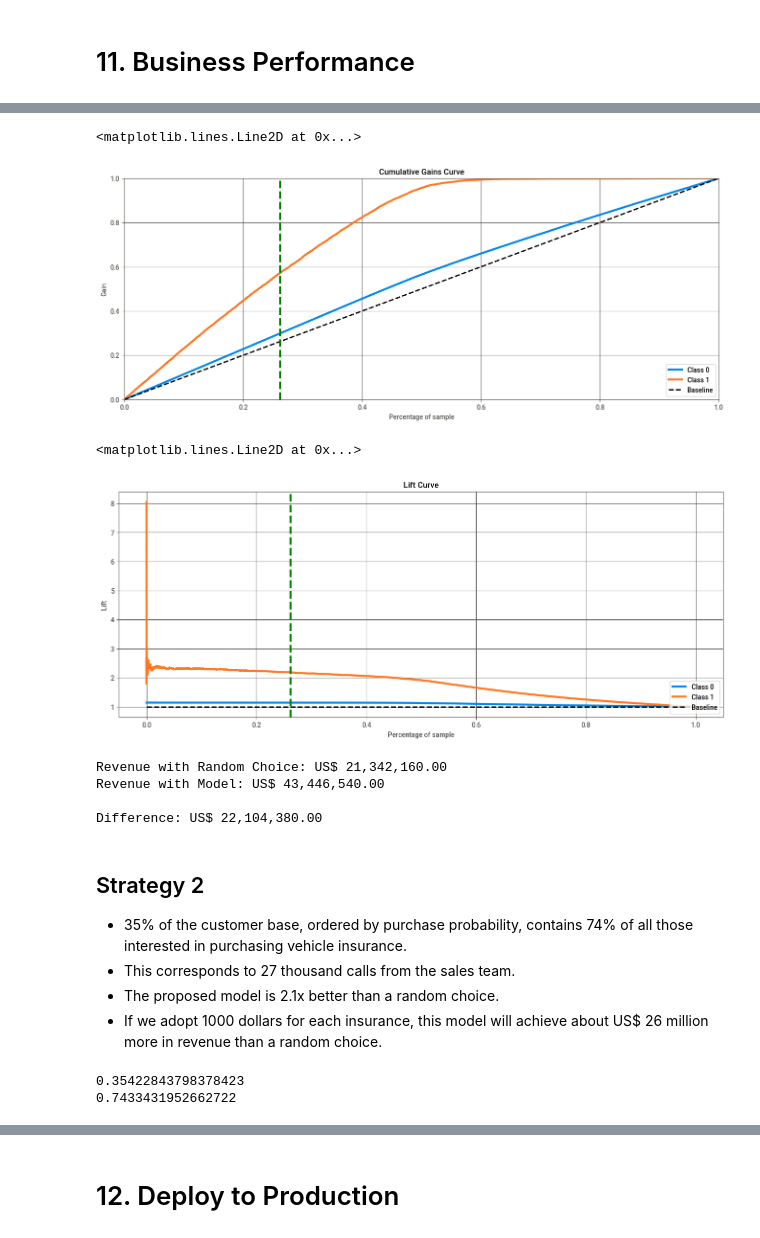
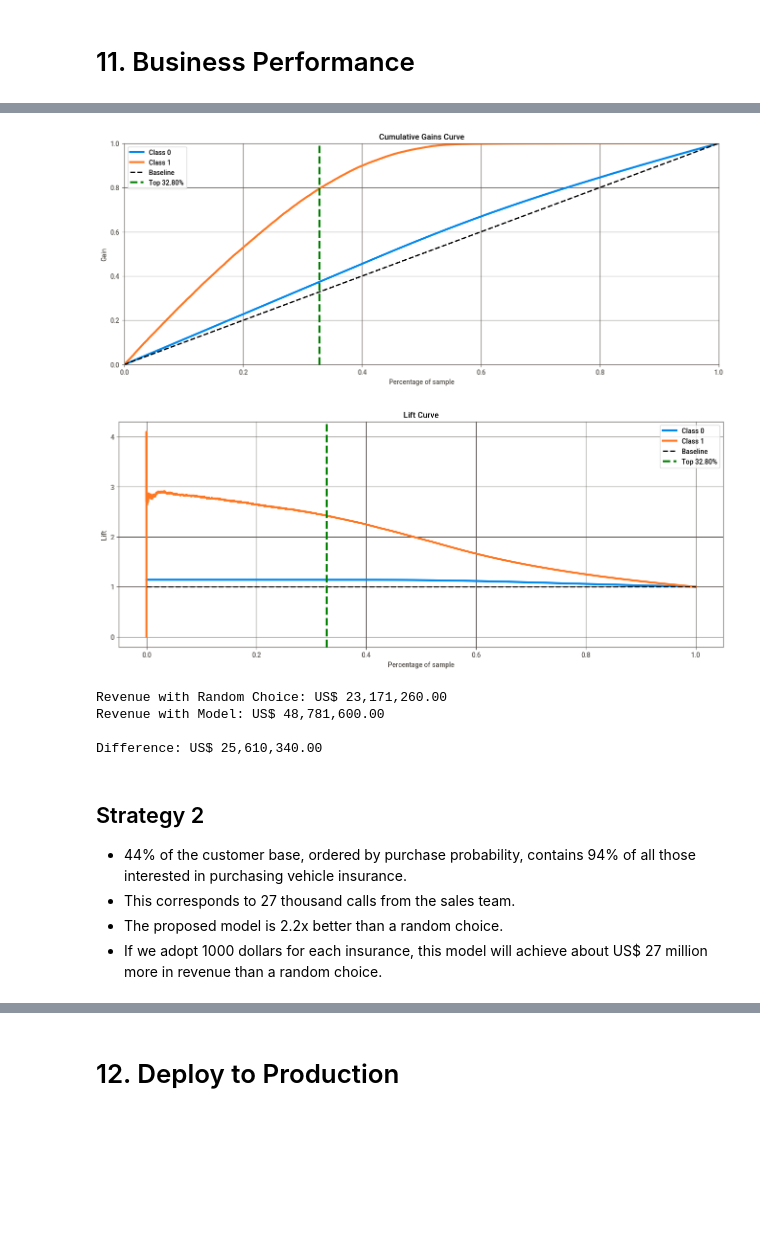
Before and after one commit to felipevalory/InsuranceCrossSell, a Jupyter notebook: notebooks/health_insurance.ipynb, the cells around one changed output, grey strips where cells are left out. Cells and saved outputs as stored; diff of their text form; code cells hidden in the pictures; blank space fills up the shorter version.

```diff
--- a/notebooks/health_insurance.ipynb
+++ b/notebooks/health_insurance.ipynb
@@ -953,5 +953,0 @@ all_metrics_cv.sort_values(by='Precision Mean', ascending=False)
-# %%
-data = x_val.copy()
-data['response'] = y_val.copy()
-data['score'] = yhat_xgb[:, 1].tolist()
-data = data.sort_values('score', ascending=False)
@@ -967,18 +1012,20 @@ print(recall_at_20000)
 # %%
-skplt.metrics.plot_cumulative_gain(y_val, yhat_xgb, figsize=(16,6))
-plt.axvline(0.2623, 0, 1, color='green', ls='--', lw=3)
+skplt.metrics.plot_cumulative_gain(all_y_true, np.column_stack((1 - all_yhat, all_yhat)), figsize=(16, 6))
+plt.axvline(0.3280, color='green', ls='--', lw=3, label='Top 32.80%')
+plt.legend()
+plt.show()
 # %% [output]
-<matplotlib.lines.Line2D at 0x...>
-[figure, old version]
+[figure, new version]
 # %%
-skplt.metrics.plot_lift_curve(y_val, yhat_xgb, figsize=(16,6))
-plt.axvline(0.2623, 0, 1, color='green', ls='--', lw=3)
+skplt.metrics.plot_lift_curve(all_y_true, np.column_stack((1 - all_yhat, all_yhat)), figsize=(16,6))
+plt.axvline(0.3280, color='green', ls='--', lw=3, label='Top 32.80%')
+plt.legend()
+plt.show()
 # %% [output]
-<matplotlib.lines.Line2D at 0x...>
-[figure, old version]
+[figure, new version]
 # %%
-random_choice = (28/100) * len(data)
-model = (57/100) * len(data)
+random_choice = (38/100) * len(data)
+model = (80/100) * len(data)
 
 revenue_rc = random_choice * 1000
 revenue_m = model * 1000
@@ -988,23 +1035,14 @@ print(f'Revenue with Model: US$ {revenue_m:,.2f}')
 print()
 print(f'Difference: US$ {(revenue_m - revenue_rc):,.2f}')
 # %% [output]
-Revenue with Random Choice: US$ 21,342,160.00
-Revenue with Model: US$ 43,446,540.00
+Revenue with Random Choice: US$ 23,171,260.00
+Revenue with Model: US$ 48,781,600.00
 
-Difference: US$ 22,104,380.00
+Difference: US$ 25,610,340.00
 # %% [markdown]
 ## Strategy 2
 
-- 35% of the customer base, ordered by purchase probability, contains 74% of all those interested in purchasing vehicle insurance.
+- 44% of the customer base, ordered by purchase probability, contains 94% of all those interested in purchasing vehicle insurance.
 - This corresponds to 27 thousand calls from the sales team.
-- The proposed model is 2.1x better than a random choice.
-- If we adopt 1000 dollars for each insurance, this model will achieve about US$ 26 million more in revenue than a random choice.
+- The proposed model is 2.2x better than a random choice.
+- If we adopt 1000 dollars for each insurance, this model will achieve about US$ 27 million more in revenue than a random choice.
-# %%
-percent_of_dataset = 27000 / len(data)
-recall_at_27000 = recall_at_k(data, k=27000)
-
-print(percent_of_dataset)
-print(recall_at_27000)
-# %% [output]
-0.35422843798378423
-0.7433431952662722
```
Also changed, not shown: parts of 18 cells of this notebook, 8 other files.
